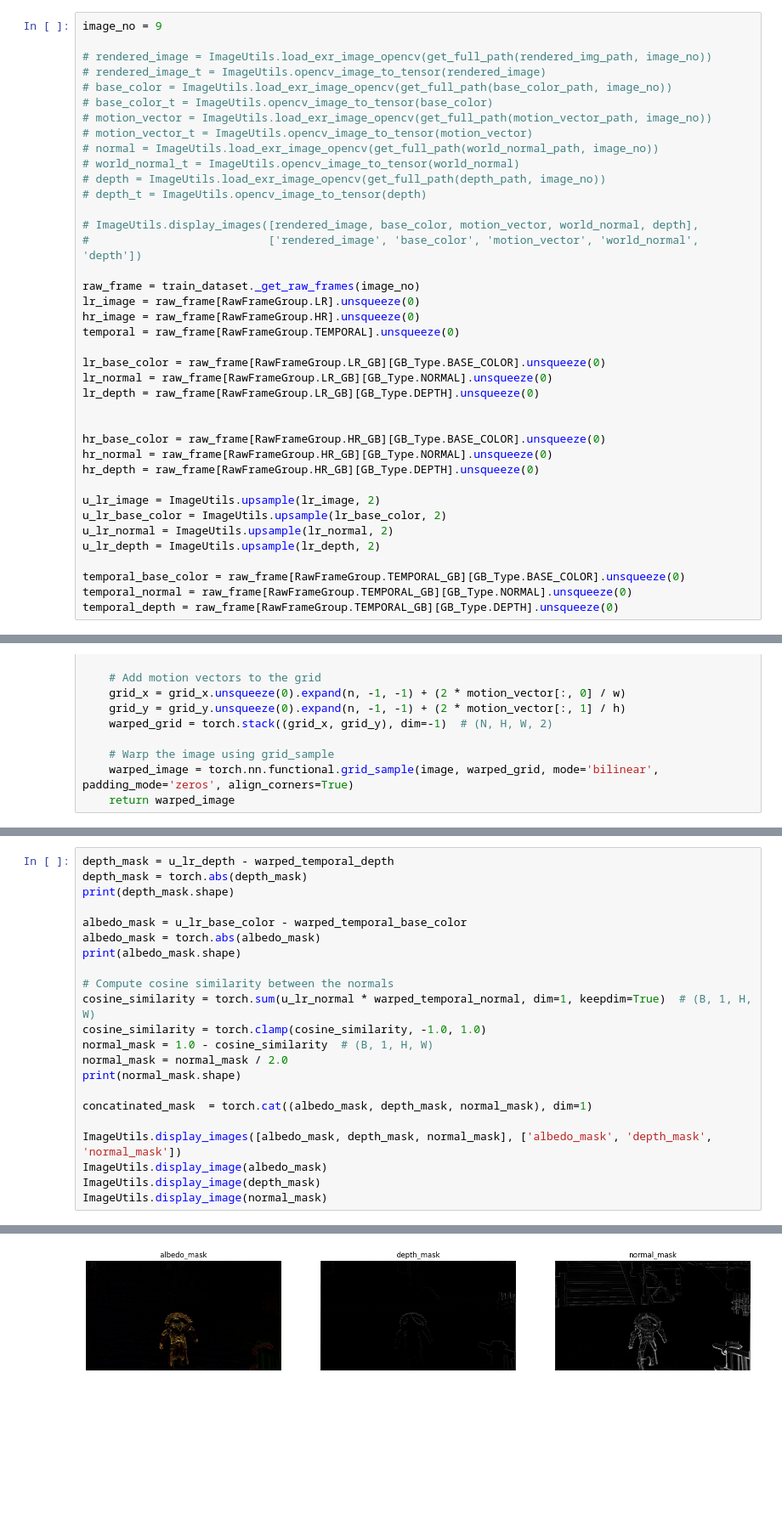
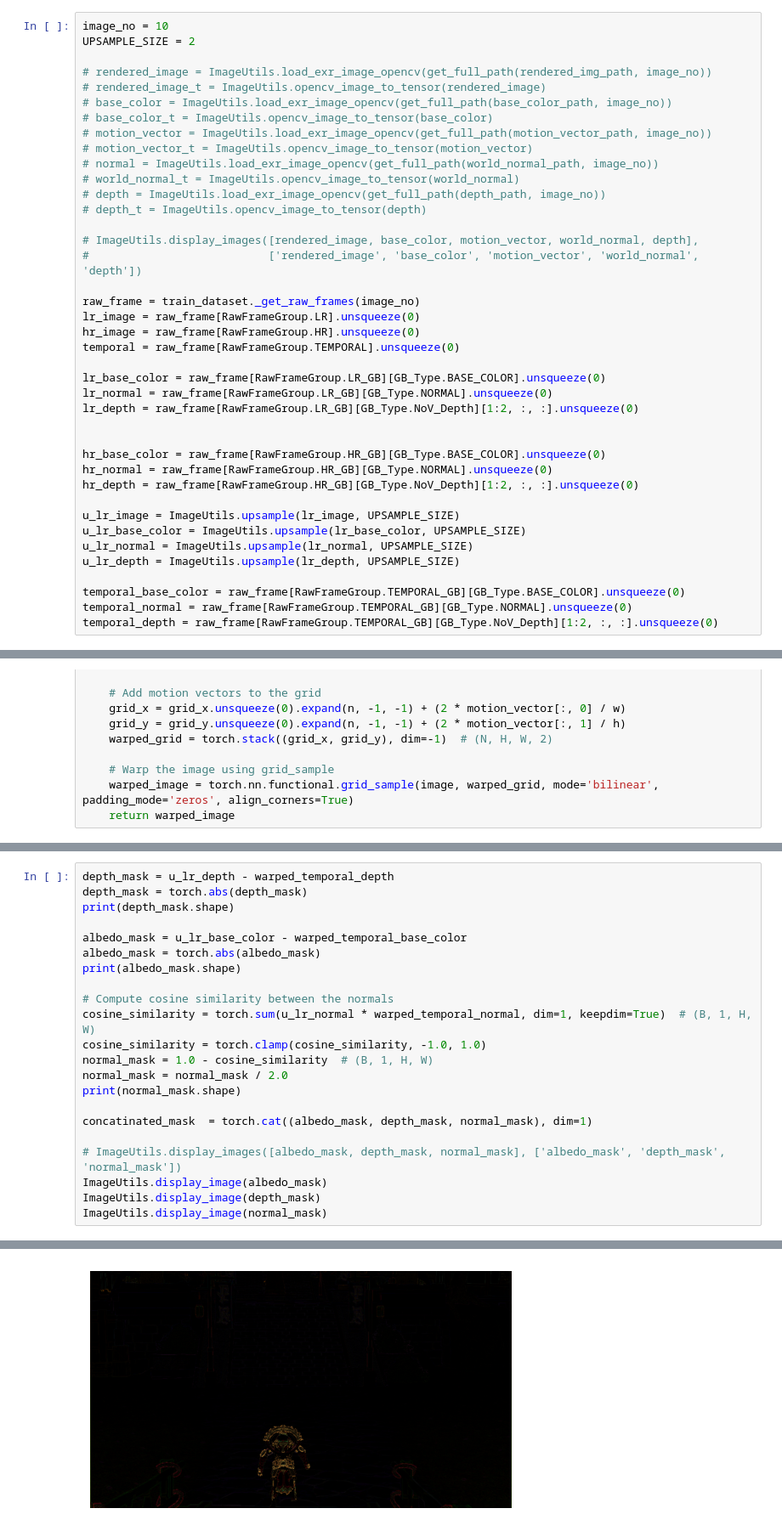
Before and after one commit to Prateek61/WDSS, a Jupyter notebook: jupyter_notebooks/masks.ipynb, the cells around one changed output, grey strips where cells are left out. Shown at 85% size. Saved outputs shown, nothing was run; the diff lists cells and outputs as text; blank space fills up the shorter version.

Commit message:
mask changes

```diff
--- a/jupyter_notebooks/masks.ipynb
+++ b/jupyter_notebooks/masks.ipynb
@@ -36,7 +36,8 @@ train_dataset = WDSSDatasetCompressed(settings.train_dir, 119, 0)
 # %% [markdown]
 # Load the buffers
 # %%
-image_no = 9
+image_no = 10
+UPSAMPLE_SIZE = 2
 
 # rendered_image = ImageUtils.load_exr_image_opencv(get_full_path(rendered_img_path, image_no))
 # rendered_image_t = ImageUtils.opencv_image_to_tensor(rendered_image)
@@ -59,18 +60,18 @@ temporal = raw_frame[RawFrameGroup.TEMPORAL].unsqueeze(0)
 
 lr_base_color = raw_frame[RawFrameGroup.LR_GB][GB_Type.BASE_COLOR].unsqueeze(0)
 lr_normal = raw_frame[RawFrameGroup.LR_GB][GB_Type.NORMAL].unsqueeze(0)
-lr_depth = raw_frame[RawFrameGroup.LR_GB][GB_Type.DEPTH].unsqueeze(0)
+lr_depth = raw_frame[RawFrameGroup.LR_GB][GB_Type.NoV_Depth][1:2, :, :].unsqueeze(0)
 
 
 hr_base_color = raw_frame[RawFrameGroup.HR_GB][GB_Type.BASE_COLOR].unsqueeze(0)
 hr_normal = raw_frame[RawFrameGroup.HR_GB][GB_Type.NORMAL].unsqueeze(0)
-hr_depth = raw_frame[RawFrameGroup.HR_GB][GB_Type.DEPTH].unsqueeze(0)
+hr_depth = raw_frame[RawFrameGroup.HR_GB][GB_Type.NoV_Depth][1:2, :, :].unsqueeze(0)
 
-u_lr_image = ImageUtils.upsample(lr_image, 2)
-u_lr_base_color = ImageUtils.upsample(lr_base_color, 2)
-u_lr_normal = ImageUtils.upsample(lr_normal, 2)
-u_lr_depth = ImageUtils.upsample(lr_depth, 2)
+u_lr_image = ImageUtils.upsample(lr_image, UPSAMPLE_SIZE)
+u_lr_base_color = ImageUtils.upsample(lr_base_color, UPSAMPLE_SIZE)
+u_lr_normal = ImageUtils.upsample(lr_normal, UPSAMPLE_SIZE)
+u_lr_depth = ImageUtils.upsample(lr_depth, UPSAMPLE_SIZE)
 
 temporal_base_color = raw_frame[RawFrameGroup.TEMPORAL_GB][GB_Type.BASE_COLOR].unsqueeze(0)
 temporal_normal = raw_frame[RawFrameGroup.TEMPORAL_GB][GB_Type.NORMAL].unsqueeze(0)
-temporal_depth = raw_frame[RawFrameGroup.TEMPORAL_GB][GB_Type.DEPTH].unsqueeze(0)
+temporal_depth = raw_frame[RawFrameGroup.TEMPORAL_GB][GB_Type.NoV_Depth][1:2, :, :].unsqueeze(0)
@@ -200,27 +211,27 @@ Warped temporal depth: torch.Size([1, 1, 720, 1280])
 # %%
 depth_mask = u_lr_depth - warped_temporal_depth
 depth_mask = torch.abs(depth_mask)
 print(depth_mask.shape)
 
 albedo_mask = u_lr_base_color - warped_temporal_base_color
 albedo_mask = torch.abs(albedo_mask)
 print(albedo_mask.shape)
 
 # Compute cosine similarity between the normals
 cosine_similarity = torch.sum(u_lr_normal * warped_temporal_normal, dim=1, keepdim=True)  # (B, 1, H, W)
 cosine_similarity = torch.clamp(cosine_similarity, -1.0, 1.0)
 normal_mask = 1.0 - cosine_similarity  # (B, 1, H, W)
 normal_mask = normal_mask / 2.0
 print(normal_mask.shape)
 
 concatinated_mask  = torch.cat((albedo_mask, depth_mask, normal_mask), dim=1)
 
-ImageUtils.display_images([albedo_mask, depth_mask, normal_mask], ['albedo_mask', 'depth_mask', 'normal_mask'])
+# ImageUtils.display_images([albedo_mask, depth_mask, normal_mask], ['albedo_mask', 'depth_mask', 'normal_mask'])
 ImageUtils.display_image(albedo_mask)
 ImageUtils.display_image(depth_mask)
 ImageUtils.display_image(normal_mask)
 # %% [output]
 torch.Size([1, 1, 720, 1280])
 torch.Size([1, 3, 720, 1280])
 torch.Size([1, 1, 720, 1280])
-[figure, old version]
+[figure, new version]
```
Also changed, not shown: parts of 9 cells of this notebook.
